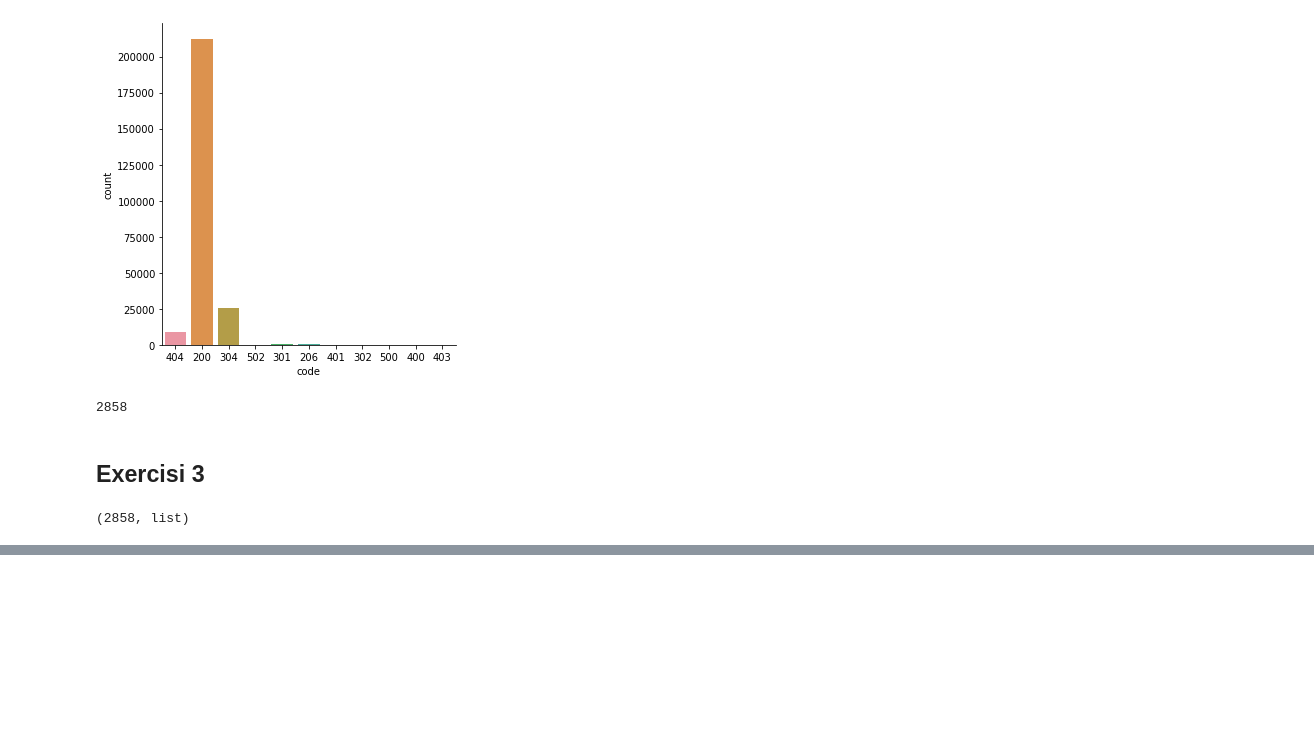
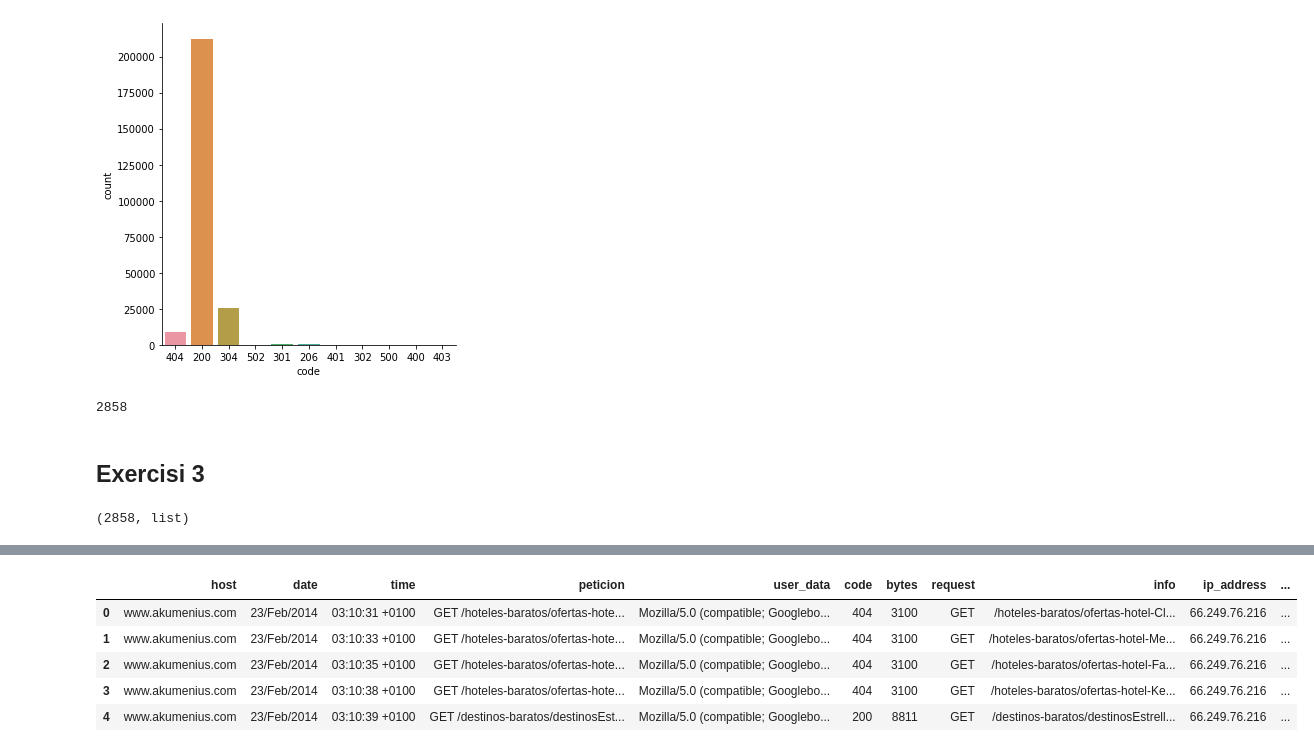
Before and after one commit to ManelForcales/Registre-de-logs, a Jupyter notebook: Tasca7_Spring5.ipynb, the cells around one changed output, grey strips where cells are left out. Drawn from its saved outputs; the diff is of its cells as text; code cells hidden in the pictures; blank space fills up the shorter version.

```diff
--- a/Tasca7_Spring5.ipynb
+++ b/Tasca7_Spring5.ipynb
@@ -199,2 +233,14 @@ for i,row in log.iterrows():
+# %%
+df= pd.concat([log,df_contents],axis=1)
+# %%
+df.drop(['ip','contents'],axis=1,inplace=True)
+df.head()
+# %% [output]
+|  | host | date | time | peticion | user_data | code | bytes | request | info | ip_address | ... |
+| 0 | www.akumenius.com | 23/Feb/2014 | 03:10:31 +0100 | GET /hoteles-baratos/ofertas-hote... | Mozilla/5.0 (compatible; Googlebo... | 404 | 3100 | GET | /hoteles-baratos/ofertas-hotel-Cl... | 66.249.76.216 | ... |
+| 1 | www.akumenius.com | 23/Feb/2014 | 03:10:33 +0100 | GET /hoteles-baratos/ofertas-hote... | Mozilla/5.0 (compatible; Googlebo... | 404 | 3100 | GET | /hoteles-baratos/ofertas-hotel-Me... | 66.249.76.216 | ... |
+| 2 | www.akumenius.com | 23/Feb/2014 | 03:10:35 +0100 | GET /hoteles-baratos/ofertas-hote... | Mozilla/5.0 (compatible; Googlebo... | 404 | 3100 | GET | /hoteles-baratos/ofertas-hotel-Fa... | 66.249.76.216 | ... |
+| 3 | www.akumenius.com | 23/Feb/2014 | 03:10:38 +0100 | GET /hoteles-baratos/ofertas-hote... | Mozilla/5.0 (compatible; Googlebo... | 404 | 3100 | GET | /hoteles-baratos/ofertas-hotel-Ke... | 66.249.76.216 | ... |
+| 4 | www.akumenius.com | 23/Feb/2014 | 03:10:39 +0100 | GET /destinos-baratos/destinosEst... | Mozilla/5.0 (compatible; Googlebo... | 200 | 8811 | GET | /destinos-baratos/destinosEstrell... | 66.249.76.216 | ... |
 # %%
 log.head()
```
Also changed, not shown: parts of 17 cells of this notebook, 5 other files.
